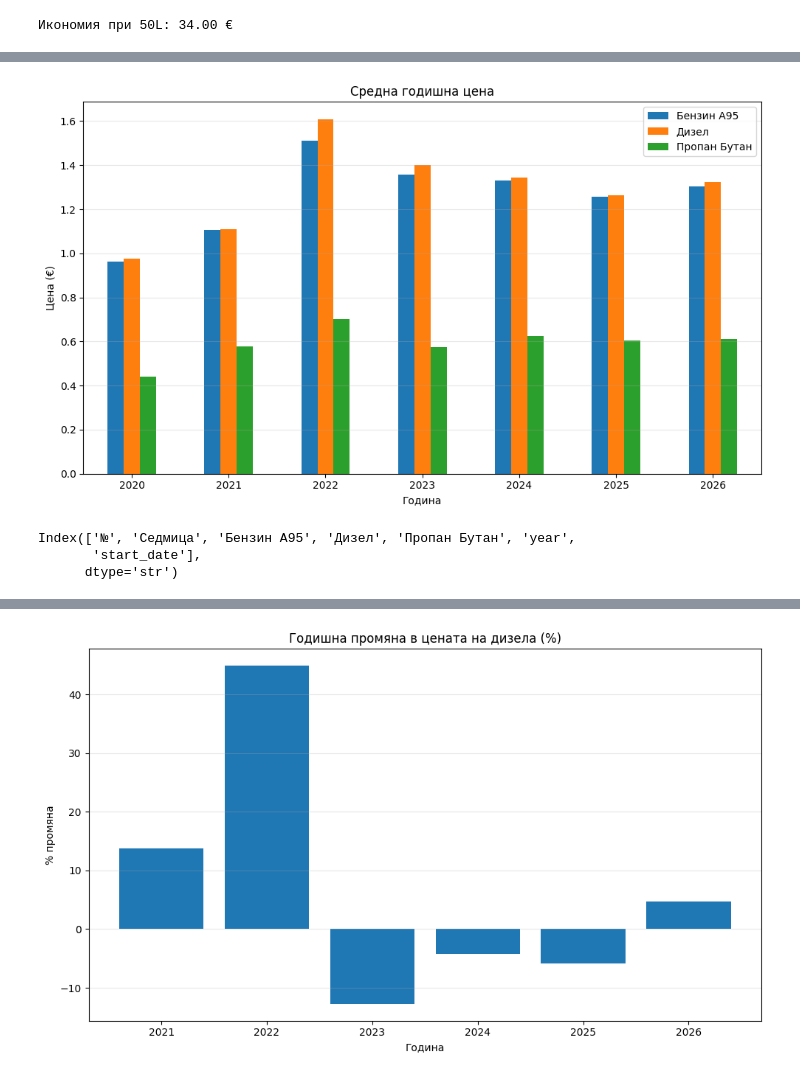
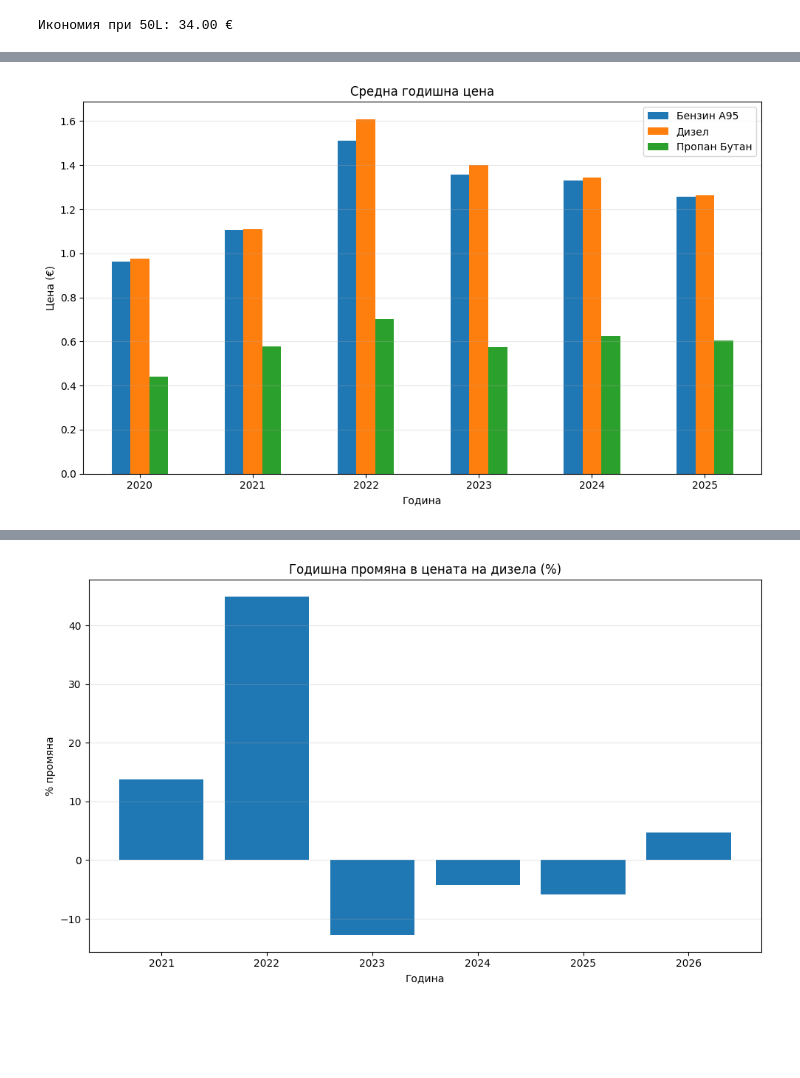
Before and after one commit to plamensve/fuel_sales, a Jupyter notebook: notebooks/eda.ipynb, the cells around one changed output, grey strips where cells are left out. Cells and saved outputs as stored; diff of their text form; code cells hidden in the pictures; blank space fills up the shorter version.

```diff
--- a/notebooks/eda.ipynb
+++ b/notebooks/eda.ipynb
@@ -191,23 +207,19 @@ print(f"Икономия при 50L: {savings:.2f} €")
+# %%
+data_2020_2025 = data[data['year'].isin([2020, 2021, 2022, 2023, 2024, 2025])]
 # %%
-yearly_avg = data.groupby("year")[
+yearly_avg = data_2020_2025.groupby("year")[
     ["Бензин A95","Дизел","Пропан Бутан"]
 ].mean()
 
 yearly_avg.plot(kind="bar", figsize=(10,6))
 
 plt.title("Средна годишна цена")
 plt.ylabel("Цена (€)")
 plt.xlabel("Година")
 plt.xticks(rotation=0)
 plt.grid(axis="y", alpha=0.3)
 
 plt.tight_layout()
 plt.show()
 # %% [output]
-[figure, old version]
+[figure, new version]
-# %%
-data.columns
-# %% [output]
-Index(['№', 'Седмица', 'Бензин A95', 'Дизел', 'Пропан Бутан', 'year',
-       'start_date'],
-      dtype='str')
```
Also changed, not shown: parts of 16 cells of this notebook, 1 other file.
